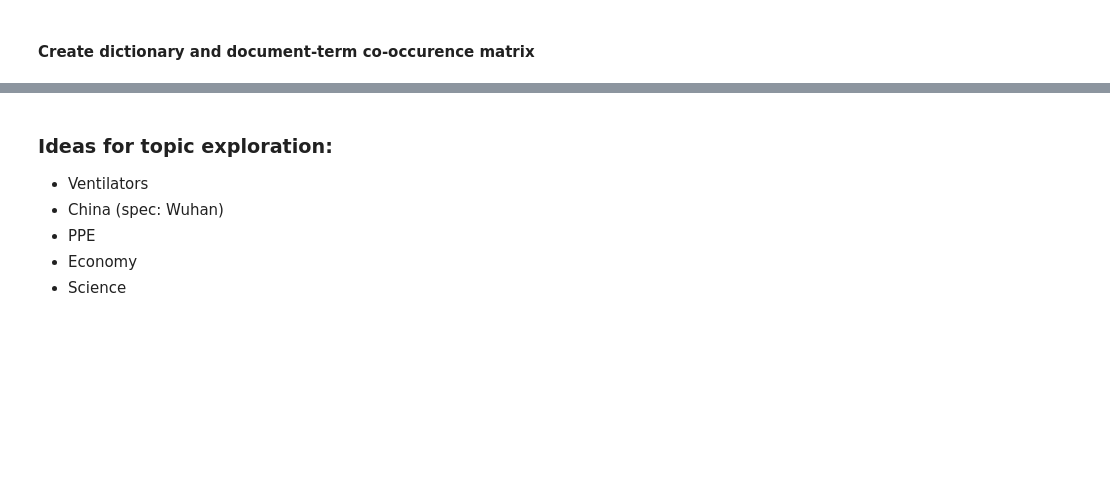
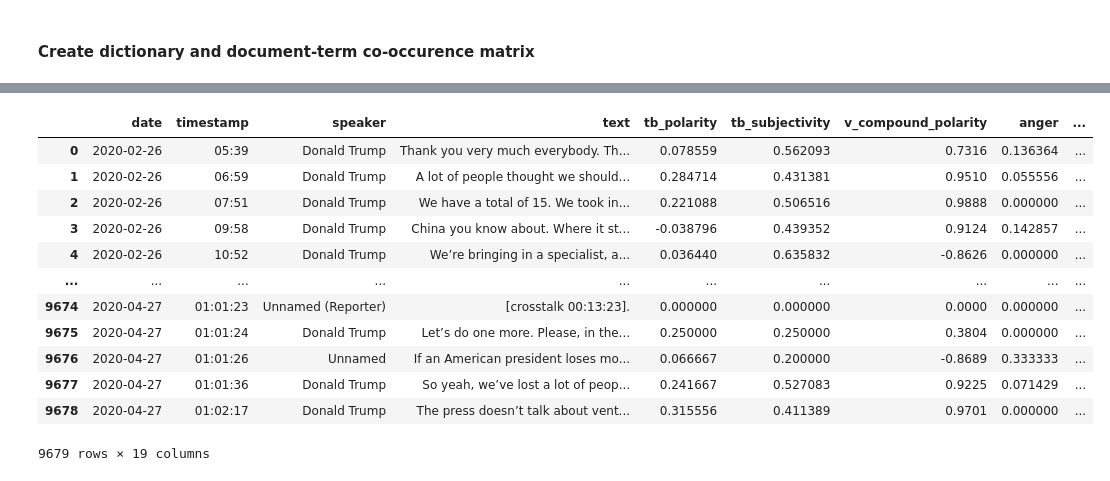
Before and after one commit to brendoncampbell/corona-briefing-tones, a Jupyter notebook: src/topic_modelling.ipynb, the cells around one changed output, grey strips where cells are left out. Cells and saved outputs as stored; diff of their text form; code cells hidden in the pictures; blank space fills up the shorter version.

Commit message:
Topic modelling updated with csv export

```diff
--- a/src/topic_modelling.ipynb
+++ b/src/topic_modelling.ipynb
@@ -28,7 +25,7 @@ briefings_df = pd.read_csv('../data/whtfb/all_briefings.csv')
 nlp = spacy.load("en_core_web_sm")
 from spacy.lang.en.stop_words import STOP_WORDS
 # %%
-# function for preprocessing each paragraph of transcript speach
+# function for preprocessing each paragraph of transcript text
 def preprocess(text,
                min_token_len = 2,
                irrelevant_pos = ['ADV','PRON','CCONJ','PUNCT','PART','DET','ADP','SPACE']):
@@ -53,14 +50,6 @@ def preprocess(text,
     # convert input string to lowercase
     text = text.lower()
 
-    # remove some of the obviously irrelevant character patterns
-    text = re.sub('from', '', text)
-    text = re.sub('subject', '', text)
-    text = re.sub('organization', '', text)
-    text = re.sub('distribution', '', text)
-    text = re.sub('lines', '', text)
-    text = re.sub('article', '', text)
-
     # remove multiple whitespace characters
     text = re.sub(r'\s+',' ', text)
 
@@ -141,0 +121,10 @@ Topics = 7 , Passes = 10
+# %%
+lda = models.LdaModel(corpus=doc_term_matrix,
+                      id2word=dictionary,
+                      num_topics=5,
+                      passes=20,
+                      random_state=123)
+
+pyLDAvis.enable_notebook()
+viz = pyLDAvis.gensim.prepare(lda, doc_term_matrix, dictionary, sort_topics=False)
+viz
@@ -142 +149,8 @@ Topics = 7 , Passes = 10
+# %%
+topic_labels = {0:'New York Outbreak',
+                1:'Testing',
+                2:'Ventilators',
+                3:'Economy',
+                4:'General'
+               }
 # %% [markdown]
@@ -166,7 +157,0 @@ topic
-# %% [markdown]
-### Ideas for topic exploration:
- - Ventilators
- - China (spec: Wuhan)
- - PPE
- - Economy
- - Science
@@ -172,0 +194,26 @@ topic
+# %%
+# create empty list to store prediction strings
+predictions = []
+
+# call function for each unseen text, appending predictions to list
+for text in briefings_df['text'].tolist():
+    predictions.append(get_most_prob_topic(text))
+
+# add predicted topics to test df
+briefings_df['topic_pred'] = predictions
+# %%
+briefings_df
+# %% [output]
+|  | date | timestamp | speaker | text | tb_polarity | tb_subjectivity | v_compound_polarity | anger | ... |
+| 0 | 2020-02-26 | 05:39 | Donald Trump | Thank you very much everybody. Th... | 0.078559 | 0.562093 | 0.7316 | 0.136364 | ... |
+| 1 | 2020-02-26 | 06:59 | Donald Trump | A lot of people thought we should... | 0.284714 | 0.431381 | 0.9510 | 0.055556 | ... |
+| 2 | 2020-02-26 | 07:51 | Donald Trump | We have a total of 15. We took in... | 0.221088 | 0.506516 | 0.9888 | 0.000000 | ... |
+| 3 | 2020-02-26 | 09:58 | Donald Trump | China you know about. Where it st... | -0.038796 | 0.439352 | 0.9124 | 0.142857 | ... |
+| 4 | 2020-02-26 | 10:52 | Donald Trump | We’re bringing in a specialist, a... | 0.036440 | 0.635832 | -0.8626 | 0.000000 | ... |
+| ... | ... | ... | ... | ... | ... | ... | ... | ... | ... |
+| 9674 | 2020-04-27 | 01:01:23 | Unnamed (Reporter) | [crosstalk 00:13:23]. | 0.000000 | 0.000000 | 0.0000 | 0.000000 | ... |
+| 9675 | 2020-04-27 | 01:01:24 | Donald Trump | Let’s do one more. Please, in the... | 0.250000 | 0.250000 | 0.3804 | 0.000000 | ... |
+| 9676 | 2020-04-27 | 01:01:26 | Unnamed | If an American president loses mo... | 0.066667 | 0.200000 | -0.8689 | 0.333333 | ... |
+| 9677 | 2020-04-27 | 01:01:36 | Donald Trump | So yeah, we’ve lost a lot of peop... | 0.241667 | 0.527083 | 0.9225 | 0.071429 | ... |
+| 9678 | 2020-04-27 | 01:02:17 | Donald Trump | The press doesn’t talk about vent... | 0.315556 | 0.411389 | 0.9701 | 0.000000 | ... |
+9679 rows × 19 columns
```
Also changed, not shown: parts of 15 cells of this notebook, 1 other file.
